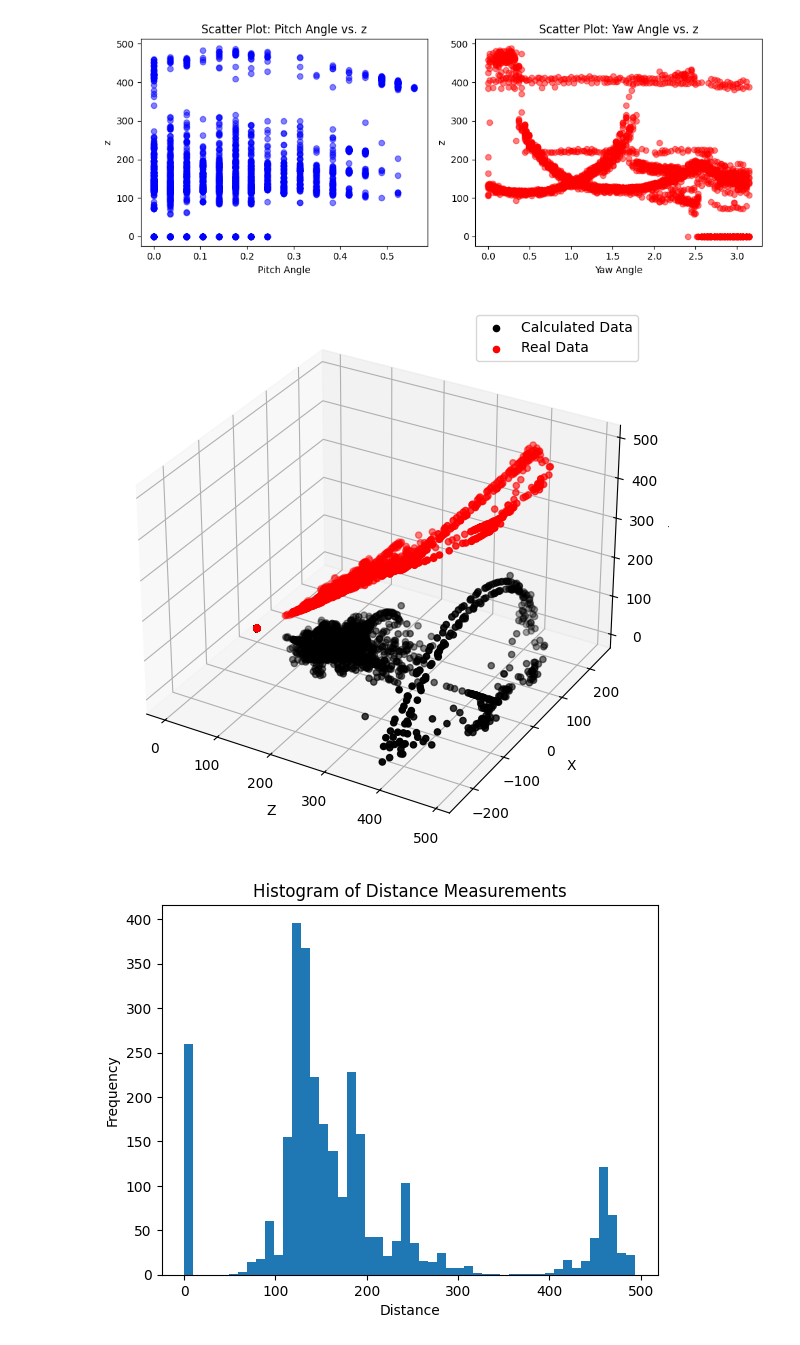
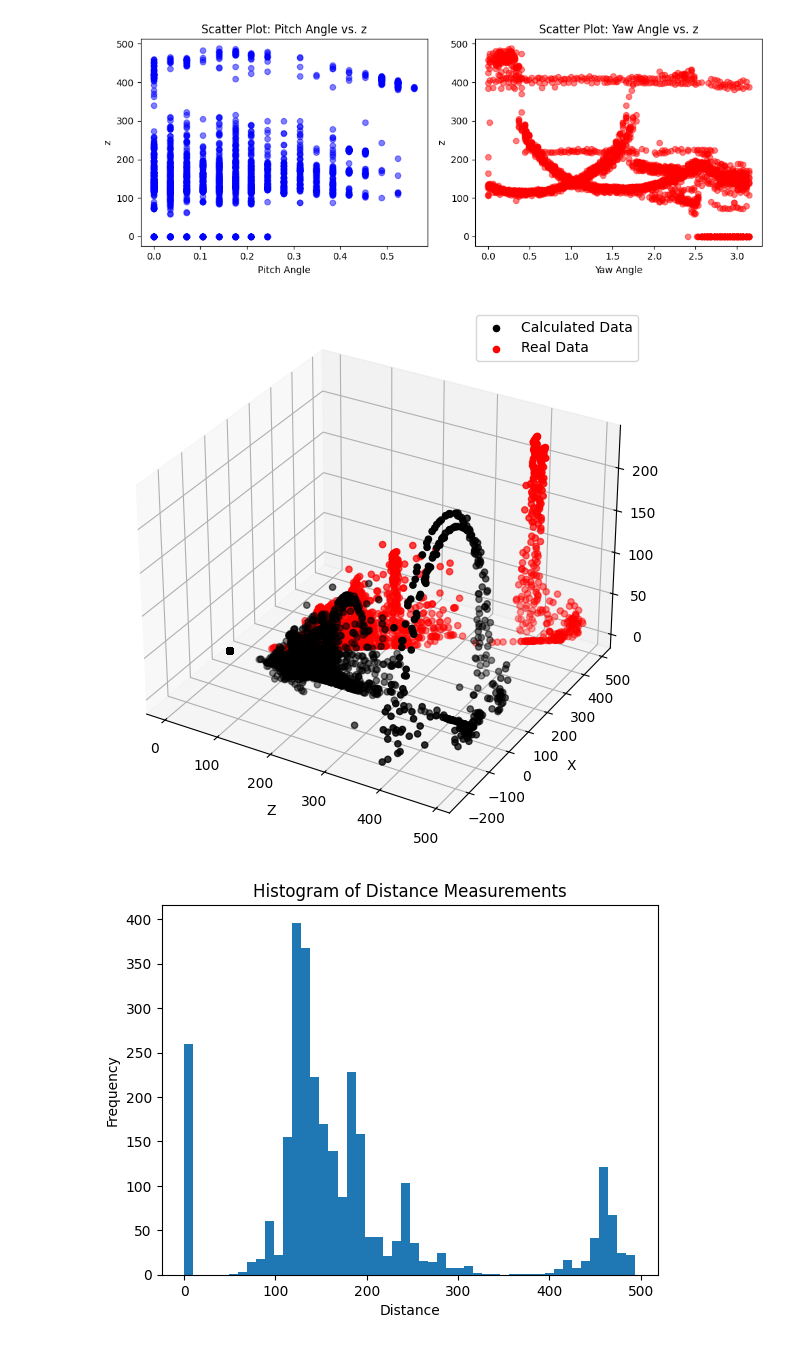
Before and after one commit to STARS-Dominican-University/LunarLIDAR, a Jupyter notebook: source/notebook/Data-Analysis.ipynb, the cells around one changed output. Saved outputs shown, nothing was run; the diff lists cells and outputs as text; code cells hidden in the pictures.

Commit message:
new graphs

```diff
--- a/source/notebook/Data-Analysis.ipynb
+++ b/source/notebook/Data-Analysis.ipynb
@@ -405,21 +405,21 @@ new_df['Distance'] = np.sqrt(even_rows['x']**2 + even_rows['y']**2 + even_rows['
 # %%
 fig = plt.figure(figsize=(10, 7))
 ax = fig.add_subplot(111, projection='3d')
 
 # Plot calculated data
 ax.scatter3D(even_rows['z'], even_rows['x'], even_rows['y'], color='black', label='Calculated Data')
 
 # Plot real data
-ax.scatter3D(new_df['z'], new_df['x'], new_df['Distance'], color='red', label='Real Data')
+ax.scatter3D(new_df['z'], new_df['Distance'], new_df['y'], color='red', label='Real Data')
 
 ax.set_xlabel('Z')
 ax.set_ylabel('X')
 ax.set_zlabel('Y')
 
 plt.legend()
 plt.show()
 # %% [output]
-[figure, old version]
+[figure, new version]
 # %%
 plt.hist(new_df['Distance'], bins=50)
 plt.xlabel('Distance')
```
Also changed, not shown: parts of 2 cells of this notebook.
